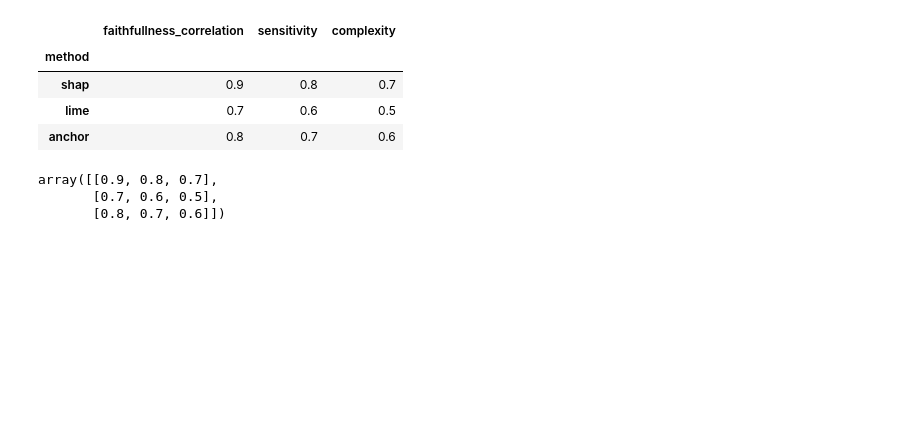
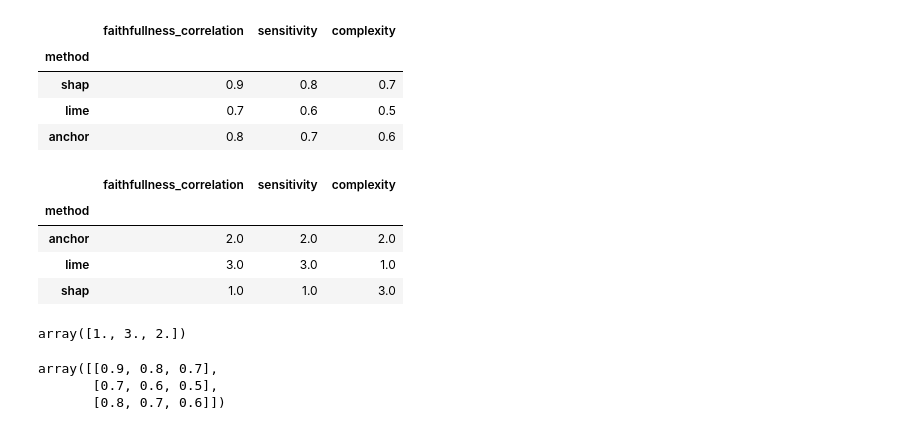
Before and after one commit to hiaac-finance/xai_aggregation, a Jupyter notebook: misc/misc.ipynb, the cells around one changed output. Cells and saved outputs as stored; diff of their text form; code cells hidden in the pictures; blank space fills up the shorter version.

```diff
--- a/misc/misc.ipynb
+++ b/misc/misc.ipynb
@@ -28,6 +28,41 @@ display(instance_explanation_metrics)
 | shap | 0.9 | 0.8 | 0.7 |
 | lime | 0.7 | 0.6 | 0.5 |
 | anchor | 0.8 | 0.7 | 0.6 |
+# %%
+def get_average_metric_rank(config_results: list[pd.DataFrame], is_more_better: list[bool]):
+    ranks = []
+
+    for instance_result in config_results:
+        # instance_result is a dataframe with the following structure:
+        # columns: each metric name
+        # rows: each explainer name
+        instance_rank = []
+        for col_i, is_better in enumerate(is_more_better):
+            if is_better:
+                instance_rank.append(instance_result.iloc[:, col_i].rank(ascending=False))
+            else:
+                instance_rank.append(instance_result.iloc[:, col_i].rank(ascending=True))
+
+        instance_rank = pd.concat(instance_rank, axis=1)
+        ranks.append(instance_rank)
+
+    avg_ranks = pd.concat(ranks).groupby(level=0).mean()
+
+    return avg_ranks
+# %%
+get_average_metric_rank([instance_explanation_metrics], [True, True, False])
+# %% [output]
+|  | faithfullness_correlation | sensitivity | complexity |
+| method |  |  |  |
+| anchor | 2.0 | 2.0 | 2.0 |
+| lime | 3.0 | 3.0 | 1.0 |
+| shap | 1.0 | 1.0 | 3.0 |
+# %%
+# Rank each column in descending order
+ranked_metrics = instance_explanation_metrics["sensitivity"].rank(ascending=False).values
+display(ranked_metrics)
+# %% [output]
+array([1., 3., 2.])
 # %%
 instance_explanation_metrics.to_numpy()
 # %% [output]
```
Also changed, not shown: 5 other files.
